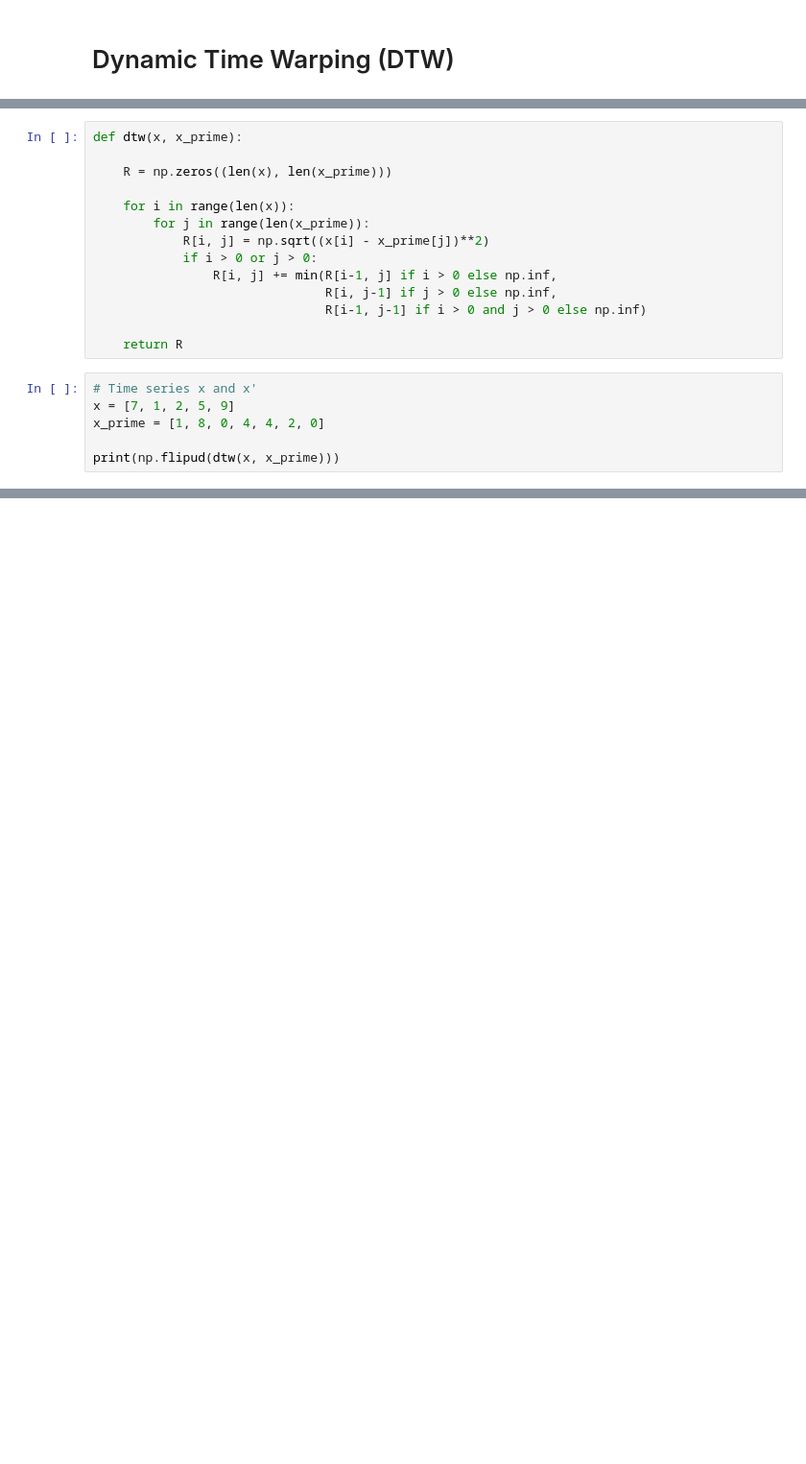
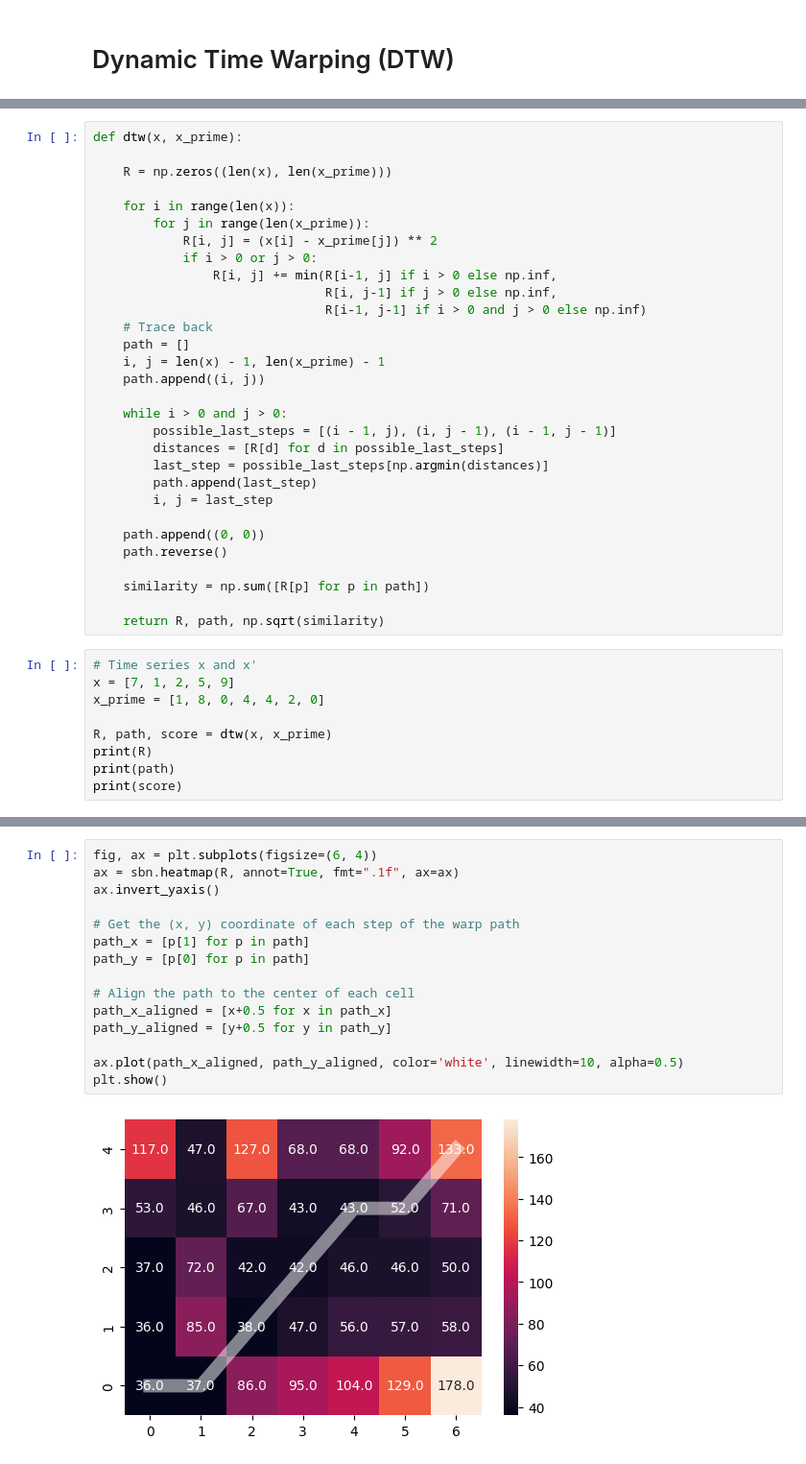
Before and after one commit to sunhuanhuan920/TimeSeries, a Jupyter notebook: TS.ipynb, the cells around one changed output, grey strips where cells are left out. Shown at 96% size. Drawn from its saved outputs; the diff is of its cells as text; blank space fills up the shorter version.

```diff
--- a/TS.ipynb
+++ b/TS.ipynb
@@ -11,17 +13,36 @@ def dtw(x, x_prime):
 
     for i in range(len(x)):
         for j in range(len(x_prime)):
-            R[i, j] = np.sqrt((x[i] - x_prime[j])**2)
+            R[i, j] = (x[i] - x_prime[j]) ** 2
             if i > 0 or j > 0:
                 R[i, j] += min(R[i-1, j] if i > 0 else np.inf,
                                R[i, j-1] if j > 0 else np.inf,
                                R[i-1, j-1] if i > 0 and j > 0 else np.inf)
+    # Trace back
+    path = []
+    i, j = len(x) - 1, len(x_prime) - 1
+    path.append((i, j))
 
-    return R
+    while i > 0 and j > 0:
+        possible_last_steps = [(i - 1, j), (i, j - 1), (i - 1, j - 1)]
+        distances = [R[d] for d in possible_last_steps]
+        last_step = possible_last_steps[np.argmin(distances)]
+        path.append(last_step)
+        i, j = last_step
+
+    path.append((0, 0))
+    path.reverse()
+
+    similarity = np.sum([R[p] for p in path])
+
+    return R, path, np.sqrt(similarity)
 # %%
 # Time series x and x'
 x = [7, 1, 2, 5, 9]
 x_prime = [1, 8, 0, 4, 4, 2, 0]
 
-print(np.flipud(dtw(x, x_prime)))
+R, path, score = dtw(x, x_prime)
+print(R)
+print(path)
+print(score)
 # %% [output]
@@ -32,0 +56,17 @@ print(np.flipud(dtw(x, x_prime)))
+# %%
+fig, ax = plt.subplots(figsize=(6, 4))
+ax = sbn.heatmap(R, annot=True, fmt=".1f", ax=ax)
+ax.invert_yaxis()
+
+# Get the (x, y) coordinate of each step of the warp path
+path_x = [p[1] for p in path]
+path_y = [p[0] for p in path]
+
+# Align the path to the center of each cell
+path_x_aligned = [x+0.5 for x in path_x]
+path_y_aligned = [y+0.5 for y in path_y]
+
+ax.plot(path_x_aligned, path_y_aligned, color='white', linewidth=10, alpha=0.5)
+plt.show()
+# %% [output]
+[figure, added]
```
Also changed, not shown: parts of 2 cells of this notebook.
